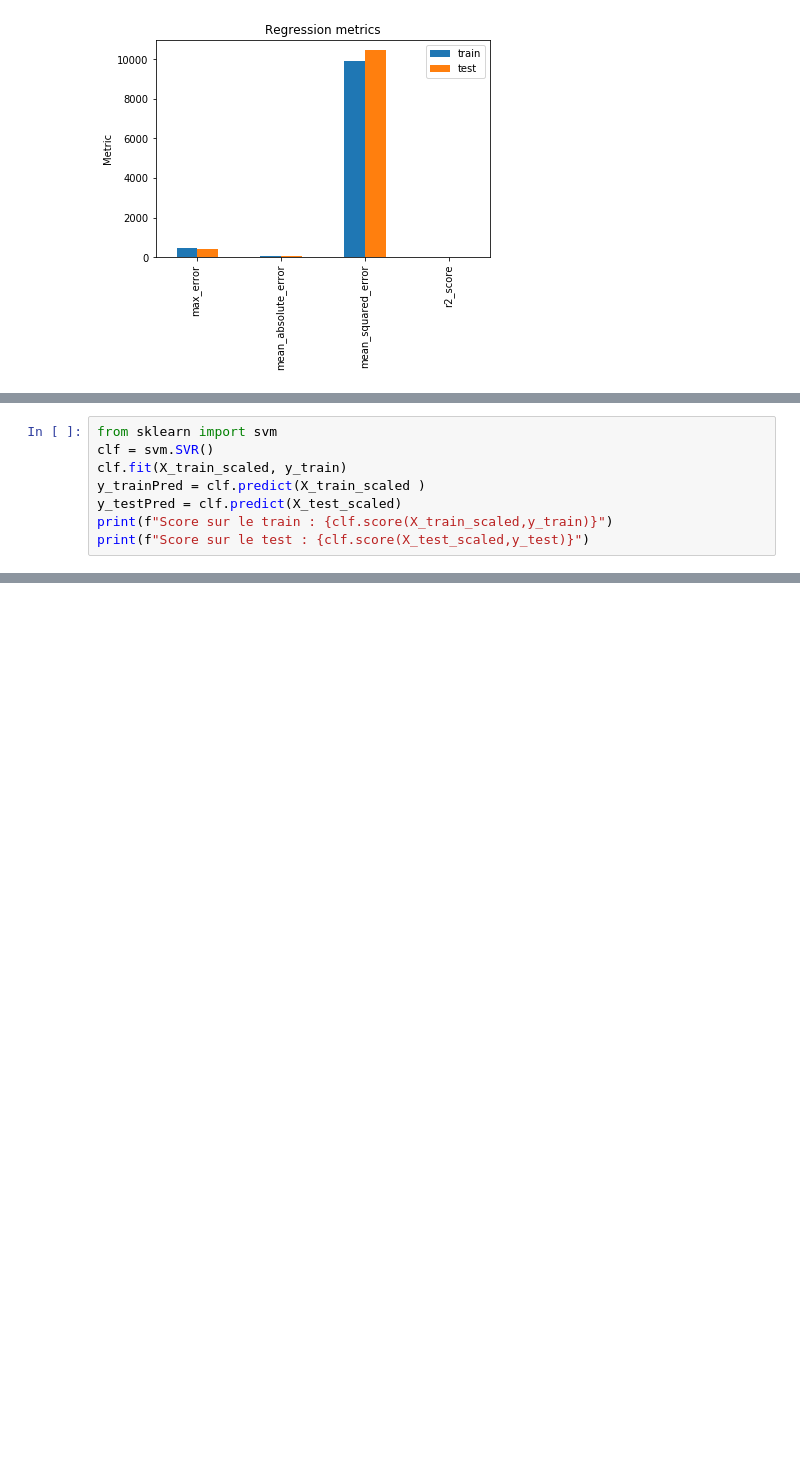
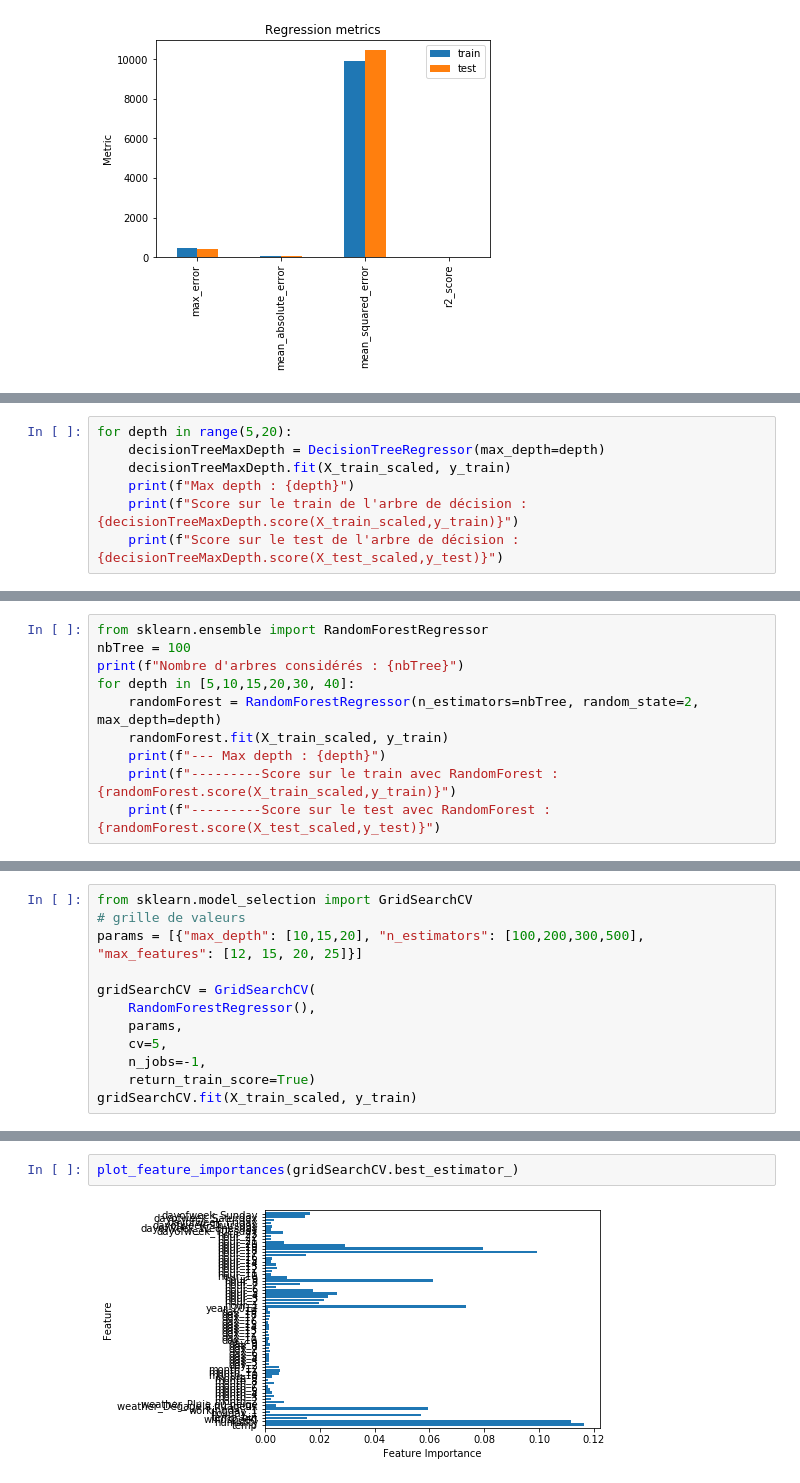
Before and after one commit to anthonymoisan/Predict_Bicycle, a Jupyter notebook: src/project_bicycle.ipynb, the cells around one changed output, grey strips where cells are left out. Cells and saved outputs as stored; diff of their text form; blank space fills up the shorter version.

```diff
--- a/src/project_bicycle.ipynb
+++ b/src/project_bicycle.ipynb
@@ -971,9 +1047,8 @@ Score sur le test : 0.6872988756151925
 # %%
-from sklearn import svm
-clf = svm.SVR()
-clf.fit(X_train_scaled, y_train)
-y_trainPred = clf.predict(X_train_scaled )
-y_testPred = clf.predict(X_test_scaled)
-print(f"Score sur le train : {clf.score(X_train_scaled,y_train)}")
-print(f"Score sur le test : {clf.score(X_test_scaled,y_test)}")
+for depth in range(5,20):
+    decisionTreeMaxDepth = DecisionTreeRegressor(max_depth=depth)
+    decisionTreeMaxDepth.fit(X_train_scaled, y_train)
+    print(f"Max depth : {depth}")
+    print(f"Score sur le train de l'arbre de décision : {decisionTreeMaxDepth.score(X_train_scaled,y_train)}")
+    print(f"Score sur le test de l'arbre de décision : {decisionTreeMaxDepth.score(X_test_scaled,y_test)}")
 # %% [output]
@@ -981,0 +1084,10 @@ Score sur le test : 0.24890430163986973
+# %%
+from sklearn.ensemble import RandomForestRegressor
+nbTree = 100
+print(f"Nombre d'arbres considérés : {nbTree}")
+for depth in [5,10,15,20,30, 40]:
+    randomForest = RandomForestRegressor(n_estimators=nbTree, random_state=2, max_depth=depth)
+    randomForest.fit(X_train_scaled, y_train)
+    print(f"--- Max depth : {depth}")
+    print(f"---------Score sur le train avec RandomForest : {randomForest.score(X_train_scaled,y_train)}")
+    print(f"---------Score sur le test avec RandomForest : {randomForest.score(X_test_scaled,y_test)}")
@@ -981,0 +1126,12 @@ Score sur le test : 0.24890430163986973
+# %%
+from sklearn.model_selection import GridSearchCV
+# grille de valeurs
+params = [{"max_depth": [10,15,20], "n_estimators": [100,200,300,500], "max_features": [12, 15, 20, 25]}]
+
+gridSearchCV = GridSearchCV(
+    RandomForestRegressor(),
+    params,
+    cv=5,
+    n_jobs=-1,
+    return_train_score=True)
+gridSearchCV.fit(X_train_scaled, y_train)
@@ -981,0 +1179,4 @@ Score sur le test : 0.24890430163986973
+# %%
+plot_feature_importances(gridSearchCV.best_estimator_)
+# %% [output]
+[figure, added]
```
Also changed, not shown: parts of 36 cells of this notebook, 1 other file.
